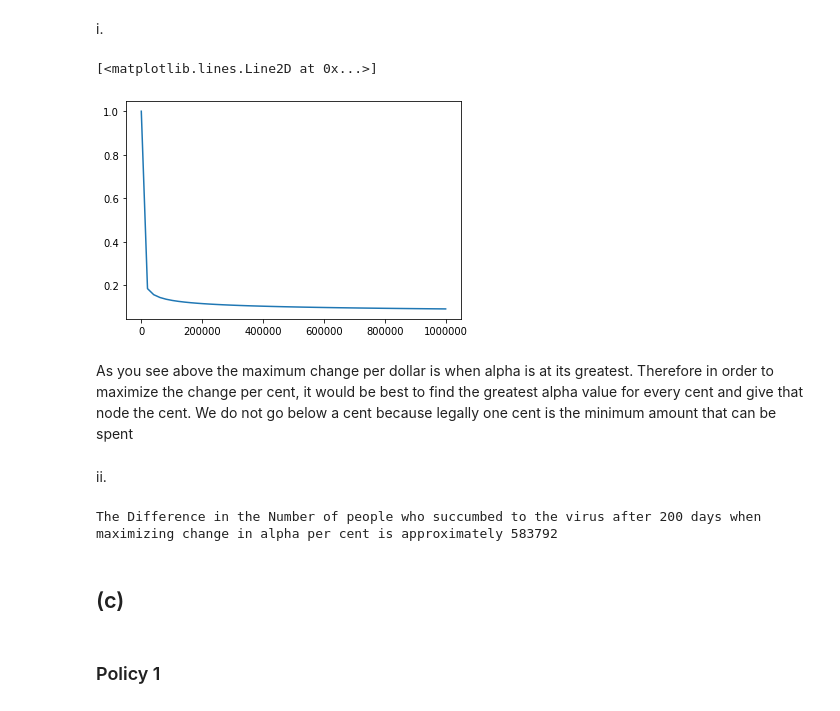
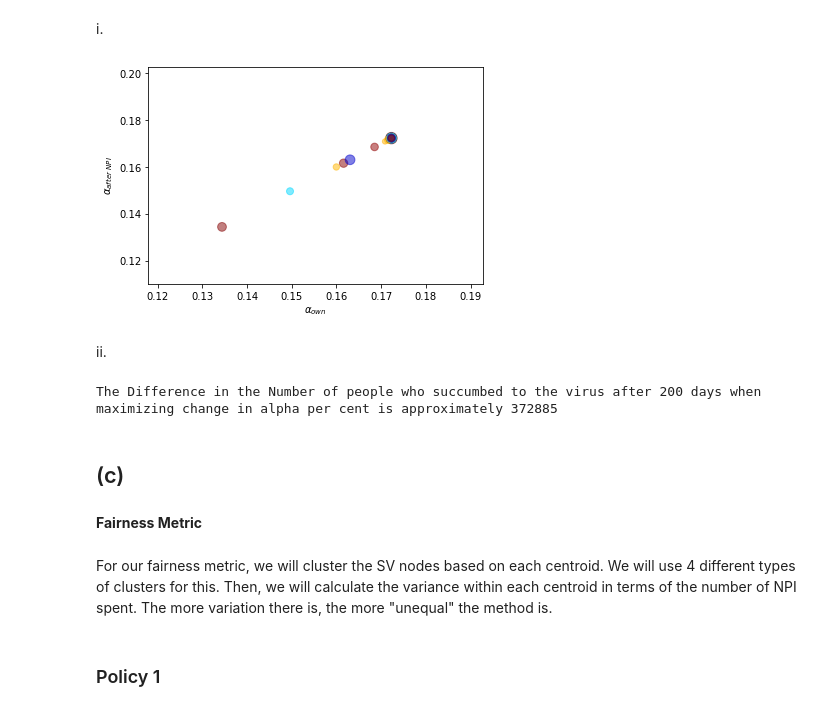
Before and after one commit to rtora/Monitoring-COVID-19-Infections-through-Wastewater-Surveillance, a Jupyter notebook: Part2.ipynb, the cells around one changed output. Cells and saved outputs as stored; diff of their text form; code cells hidden in the pictures.

```diff
--- a/Part2.ipynb
+++ b/Part2.ipynb
@@ -282,30 +279,30 @@ The Difference in the Number of people who succumbed to the virus after 200 days
 ### Policy #4
 # %% [markdown]
 i.
-# %%
-x = np.linspace(0,1000000)
-plt.plot(x, g(x))
-# %% [output]
-[<matplotlib.lines.Line2D at 0x...>]
-[figure, removed]
-# %% [markdown]
-As you see above the maximum change per dollar is when alpha is at its greatest. Therefore in order to maximize the change per cent, it would be best to find the greatest alpha value for every cent and give that node the cent. We do not go below a cent because legally one cent is the minimum amount that can be spent
 # %%
 #maximize the minimization of alpha per dollar
 #in order to find the maximum change in alpha we need to find the maximum alpha values
 #
 import operator
 alpha_news = alpha_predicted
-for i in range (100000000):
+money_allocation = alpha_predicted*0
+for i in range (1000000):
     index = np.argmax(alpha_news)
     value = alpha_news[index]
-    alpha_news[index] = g(g_inv(value)+.01)
+    alpha_news[index] = g(g_inv(value)+ 1)
+    money_allocation[index] = money_allocation[index]+ 1
+# %%
+scatter_plot(alpha_news)
+# %% [output]
+[figure, added]
 # %% [markdown]
 ii.
 # %%
 total_recovered = total_recovered_difference(alpha_news)
 print(f'The Difference in the Number of people who succumbed to the virus after 200 days when maximizing change in alpha per cent is approximately {int(round(total_recovered))}')
 # %% [output]
-The Difference in the Number of people who succumbed to the virus after 200 days when maximizing change in alpha per cent is approximately 583792
+The Difference in the Number of people who succumbed to the virus after 200 days when maximizing change in alpha per cent is approximately 372885
 # %% [markdown]
 ## (c)
+# %% [markdown]
+**Fairness Metric**
@@ -312,2 +317,4 @@ The Difference in the Number of people who succumbed to the virus after 200 days
+# %% [markdown]
+For our fairness metric, we will cluster the SV nodes based on each centroid. We will use 4 different types of clusters for this. Then, we will calculate the variance within each centroid in terms of the number of NPI spent. The more variation there is, the more "unequal" the method is.
 # %% [markdown]
 ### Policy 1
```
Also changed, not shown: parts of 12 cells of this notebook.
